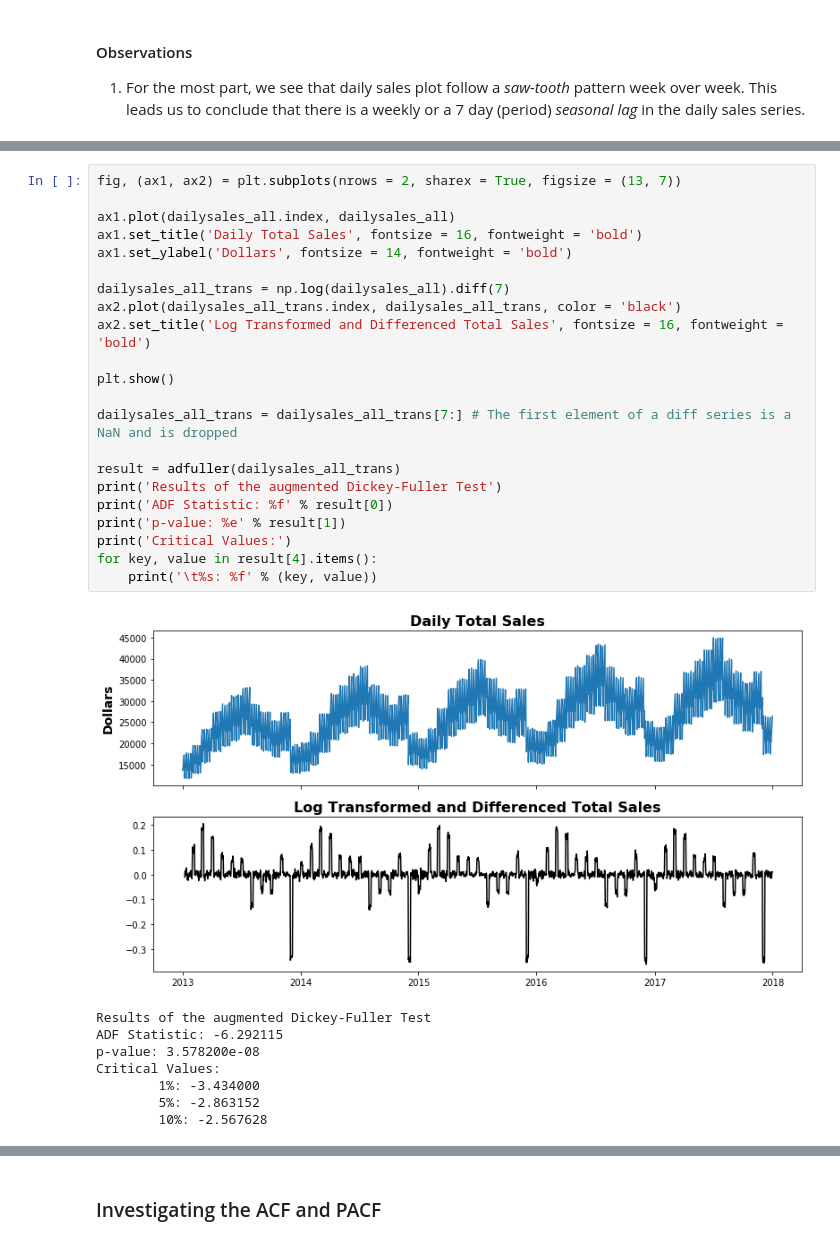
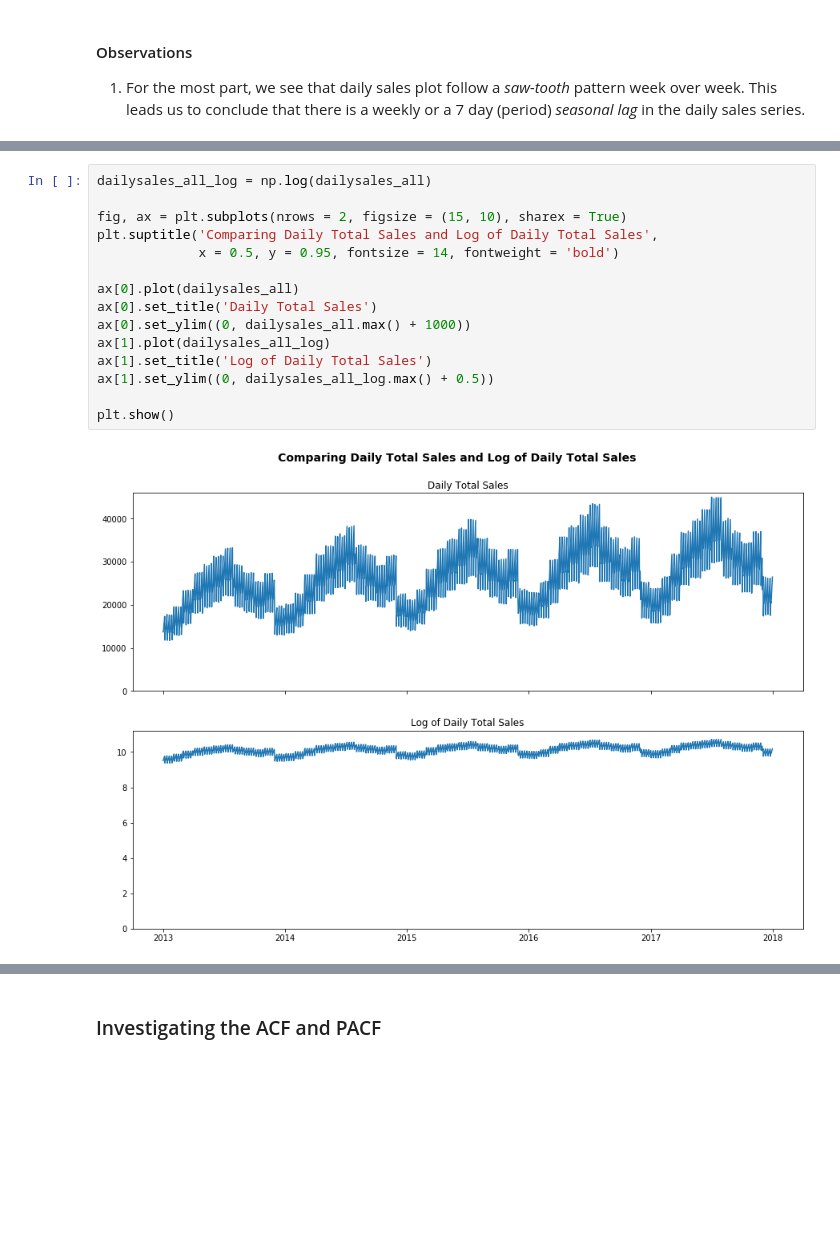
Before and after one commit to sanjeevgadre/Kaggle-Time-Series, a Jupyter notebook: EDA.ipynb, the cells around one changed output, grey strips where cells are left out. Cells and saved outputs as stored; diff of their text form; blank space fills up the shorter version.

```diff
--- a/EDA.ipynb
+++ b/EDA.ipynb
@@ -319,31 +320,17 @@ for year in range(2013, 2018):
-# %%
-fig, (ax1, ax2) = plt.subplots(nrows = 2, sharex = True, figsize = (13, 7))
-
-ax1.plot(dailysales_all.index, dailysales_all)
-ax1.set_title('Daily Total Sales', fontsize = 16, fontweight = 'bold')
-ax1.set_ylabel('Dollars', fontsize = 14, fontweight = 'bold')
-
-dailysales_all_trans = np.log(dailysales_all).diff(7)
-ax2.plot(dailysales_all_trans.index, dailysales_all_trans, color = 'black')
-ax2.set_title('Log Transformed and Differenced Total Sales', fontsize = 16, fontweight = 'bold')
-
-plt.show()
-
-dailysales_all_trans = dailysales_all_trans[7:] # The first element of a diff series is a NaN and is dropped
-
-result = adfuller(dailysales_all_trans)
-print('Results of the augmented Dickey-Fuller Test')
-print('ADF Statistic: %f' % result[0])
-print('p-value: %e' % result[1])
-print('Critical Values:')
-for key, value in result[4].items():
-    print('\t%s: %f' % (key, value))
-# %% [output]
-[figure, removed]
-Results of the augmented Dickey-Fuller Test
-ADF Statistic: -6.292115
-p-value: 3.578200e-08
-Critical Values:
-        1%: -3.434000
-        5%: -2.863152
-        10%: -2.567628
+# %%
+dailysales_all_log = np.log(dailysales_all)
+
+fig, ax = plt.subplots(nrows = 2, figsize = (15, 10), sharex = True)
+plt.suptitle('Comparing Daily Total Sales and Log of Daily Total Sales',
+             x = 0.5, y = 0.95, fontsize = 14, fontweight = 'bold')
+
+ax[0].plot(dailysales_all)
+ax[0].set_title('Daily Total Sales')
+ax[0].set_ylim((0, dailysales_all.max() + 1000))
+ax[1].plot(dailysales_all_log)
+ax[1].set_title('Log of Daily Total Sales')
+ax[1].set_ylim((0, dailysales_all_log.max() + 0.5))
+
+plt.show()
+# %% [output]
+[figure, added]
```
Also changed, not shown: parts of 12 cells of this notebook.
